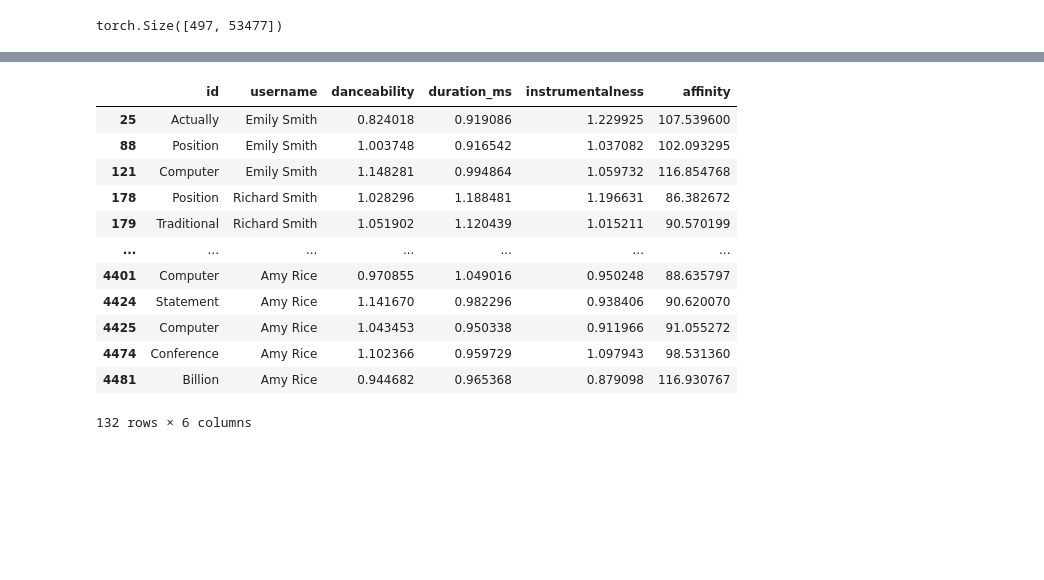
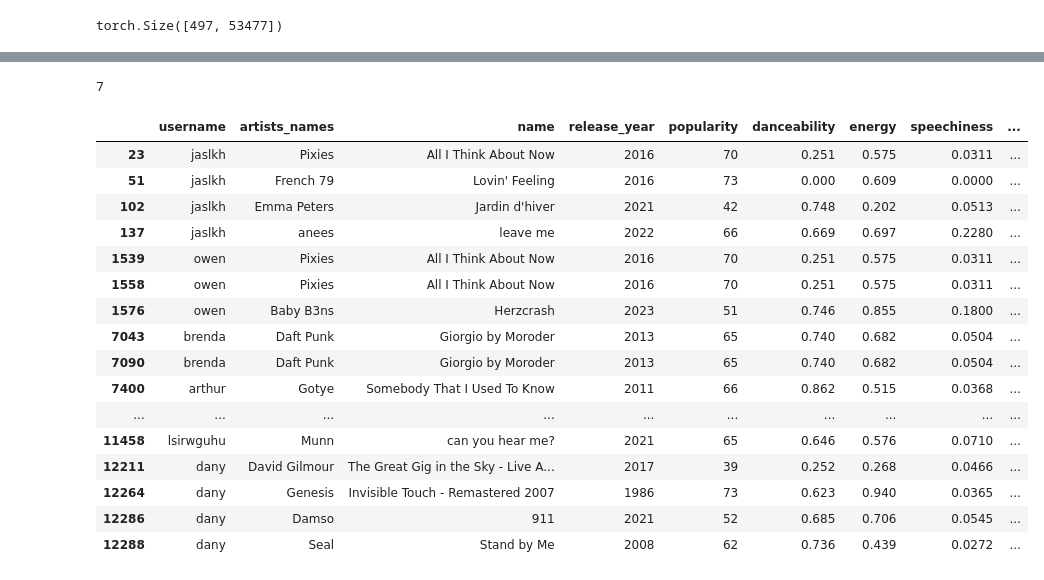
Before and after one commit to owengombas/spotify-recommender, a Jupyter notebook: recommender_logistic_mf.ipynb, the cells around one changed output, grey strips where cells are left out. Cells and saved outputs as stored; diff of their text form; code cells hidden in the pictures; blank space fills up the shorter version.

```diff
--- a/recommender_logistic_mf.ipynb
+++ b/recommender_logistic_mf.ipynb
@@ -114,7 +114,7 @@ df_matrix_mf[["username", "id", "affinity"] + spoti.NUMERICAL_FEATURES]
 # %%
 df_matrix_mf = pd.read_csv(os.path.join(data_path.DATA_PATH, "artificial_data.csv"), index_col=0)
 # %%
-df_matrix_mf["affinity"] *= 100
+df_matrix_mf["affinity"] *= 1
 # %%
 matrix_mf = MatrixDataset(df_matrix_mf, "username", "id", "affinity", device=device, dtype=dtype)
 R = matrix_mf.R
@@ -123,6 +124,6 @@ R.shape
 torch.Size([497, 53477])
 # %%
 alpha = matrix_mf.compute_alpha().item()
-R *= alpha
+R *= 0.1
 alpha
 # %% [output]
@@ -130,18 +131,19 @@ alpha
 # %%
-num_latent_factors = 10
+num_latent_factors = 3
 lmf = LogisticMatrixFactorization(
-    R=R,
+    counts=R,
     num_factors=num_latent_factors,
-    alpha=alpha,
-    lambd=0.01,
+    reg_param=0.01,
     device=device,
     dtype=dtype,
 )
+lmf.to(device)
 
-num_epochs = 1000
-lmf.train_with_gradients(
+num_epochs = 100
+lmf.train_model(
     num_epochs=num_epochs,
-    learning_rate=0.01,
-    log_interval=10,
+    learning_rate=1,
+    log_interval=1,
+    tqdm=False
 )
 # %% [output]
@@ -150,31 +167,36 @@ KeyboardInterrupt:
 # %%
 lmf.save("models", "lmf")
-lmf = LogisticMatrixFactorization.load(os.path.join("models", "lmf.pt"))
 # %%
 px.line(x=range(len(lmf.losses)), y=lmf.losses.cpu(), title="Loss").show()
 px.line(x=range(len(lmf.mprs)), y=lmf.mprs.cpu(), title="MPRS").show()
 # %%
-user_id = matrix_mf.usernames_to_ids(["Joshua Burke"])[0]
+user_id = matrix_mf.usernames_to_ids(["paul"])[0]
+print(user_id)
 
 # Get the top 10 recommendations for the user
 top_10_ids, top_10_ids_scores = lmf.recommend(user_id, top_k=20, filter_user_items=True)
 
 # Get the top 10 recommendations for the user
-matrix_mf.item_ids_to_df(top_10_ids)
+matrix_mf.item_ids_to_df(top_10_ids)[spoti.PRETTY_PRINT_FEATURES]
 # %% [output]
+7
-|  | id | username | danceability | duration_ms | instrumentalness | affinity |
-| 25 | Actually | Emily Smith | 0.824018 | 0.919086 | 1.229925 | 107.539600 |
-| 88 | Position | Emily Smith | 1.003748 | 0.916542 | 1.037082 | 102.093295 |
-| 121 | Computer | Emily Smith | 1.148281 | 0.994864 | 1.059732 | 116.854768 |
-| 178 | Position | Richard Smith | 1.028296 | 1.188481 | 1.196631 | 86.382672 |
-| 179 | Traditional | Richard Smith | 1.051902 | 1.120439 | 1.015211 | 90.570199 |
-| ... | ... | ... | ... | ... | ... | ... |
-| 4401 | Computer | Amy Rice | 0.970855 | 1.049016 | 0.950248 | 88.635797 |
-| 4424 | Statement | Amy Rice | 1.141670 | 0.982296 | 0.938406 | 90.620070 |
-| 4425 | Computer | Amy Rice | 1.043453 | 0.950338 | 0.911966 | 91.055272 |
-| 4474 | Conference | Amy Rice | 1.102366 | 0.959729 | 1.097943 | 98.531360 |
-| 4481 | Billion | Amy Rice | 0.944682 | 0.965368 | 0.879098 | 116.930767 |
+|  | username | artists_names | name | release_year | popularity | danceability | energy | speechiness | ... |
+| 23 | jaslkh | Pixies | All I Think About Now | 2016 | 70 | 0.251 | 0.575 | 0.0311 | ... |
+| 51 | jaslkh | French 79 | Lovin' Feeling | 2016 | 73 | 0.000 | 0.609 | 0.0000 | ... |
+| 102 | jaslkh | Emma Peters | Jardin d'hiver | 2021 | 42 | 0.748 | 0.202 | 0.0513 | ... |
+| 137 | jaslkh | anees | leave me | 2022 | 66 | 0.669 | 0.697 | 0.2280 | ... |
+| 1539 | owen | Pixies | All I Think About Now | 2016 | 70 | 0.251 | 0.575 | 0.0311 | ... |
+| 1558 | owen | Pixies | All I Think About Now | 2016 | 70 | 0.251 | 0.575 | 0.0311 | ... |
+| 1576 | owen | Baby B3ns | Herzcrash | 2023 | 51 | 0.746 | 0.855 | 0.1800 | ... |
+| 7043 | brenda | Daft Punk | Giorgio by Moroder | 2013 | 65 | 0.740 | 0.682 | 0.0504 | ... |
+| 7090 | brenda | Daft Punk | Giorgio by Moroder | 2013 | 65 | 0.740 | 0.682 | 0.0504 | ... |
+| 7400 | arthur | Gotye | Somebody That I Used To Know | 2011 | 66 | 0.862 | 0.515 | 0.0368 | ... |
+| ... | ... | ... | ... | ... | ... | ... | ... | ... | ... |
+| 11458 | lsirwguhu | Munn | can you hear me? | 2021 | 65 | 0.646 | 0.576 | 0.0710 | ... |
+| 12211 | dany | David Gilmour | The Great Gig in the Sky - Live A... | 2017 | 39 | 0.252 | 0.268 | 0.0466 | ... |
+| 12264 | dany | Genesis | Invisible Touch - Remastered 2007 | 1986 | 73 | 0.623 | 0.940 | 0.0365 | ... |
+| 12286 | dany | Damso | 911 | 2021 | 52 | 0.685 | 0.706 | 0.0545 | ... |
+| 12288 | dany | Seal | Stand by Me | 2008 | 62 | 0.736 | 0.439 | 0.0272 | ... |
-132 rows × 6 columns
 # %%
 if lmf.num_factors <= 3:
     df_tracks = df_matrix_mf.copy()
```
Also changed, not shown: parts of 4 cells of this notebook, 2 other files.
